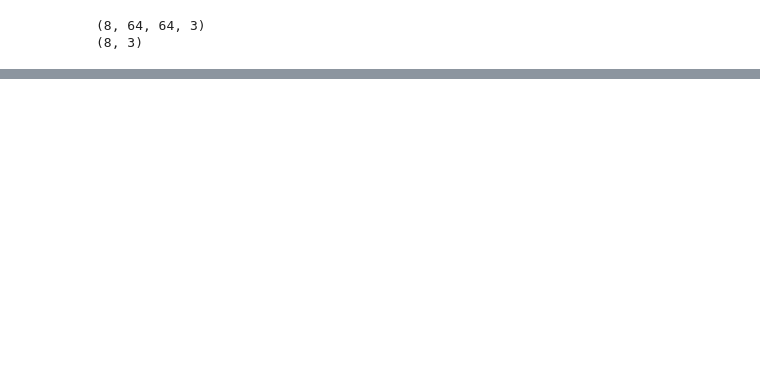
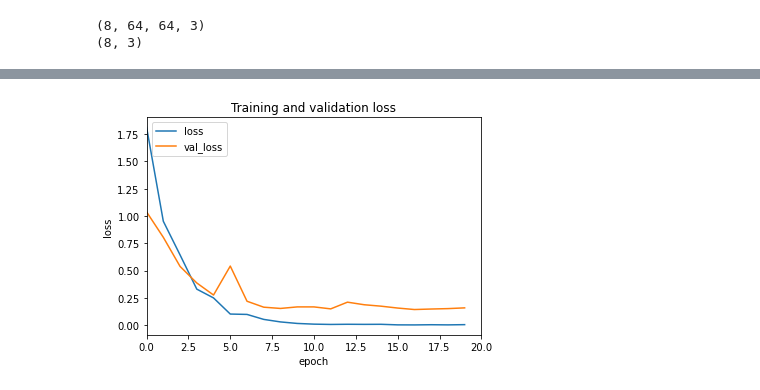
Before and after one commit to newstage75/ML_study, a Jupyter notebook: karaAI/再度からあげ先生の勉強.ipynb, the cells around one changed output, grey strips where cells are left out. Saved outputs shown, nothing was run; the diff lists cells and outputs as text; code cells hidden in the pictures; blank space fills up the shorter version.

```diff
--- a/karaAI/再度からあげ先生の勉強.ipynb
+++ b/karaAI/再度からあげ先生の勉強.ipynb
@@ -259,0 +265,23 @@ for i in range(0, image_numb):
+# %%
+model = Sequential()
+
+model.add(Conv2D(32, (3, 3), padding='same',
+    input_shape=(IMAGE_SIZE, IMAGE_SIZE, 3)))
+model.add(Activation('relu'))
+model.add(Conv2D(64, (3, 3)))
+model.add(Activation('relu'))
+model.add(MaxPooling2D(pool_size=(2, 2)))
+model.add(Dropout(0.25))
+
+model.add(Flatten())
+model.add(Dense(128))
+model.add(Activation('relu'))
+model.add(Dropout(0.5))
+model.add(Dense(NUM_CLASSES))
+model.add(Activation('softmax'))
+
+opt = tf.keras.optimizers.Adam(lr=LEARNING_RATE)
+#opt = tf.keras.optimizers.SGD(lr=LEARNING_RATE)
+
+model.compile(opt, loss='categorical_crossentropy',
+    metrics=['accuracy'])
@@ -259,0 +309,4 @@ for i in range(0, image_numb):
+# %%
+#AIモデルの学習を行います
+%%time
+history = model.fit(train_data, epochs=EPOCHS, validation_data=validation_data, verbose=1)
@@ -259,0 +332,13 @@ for i in range(0, image_numb):
+# %%
+#学習結果の可視化
+#lossを確認します。低いほど良い性能を示します。
+plt.plot(history.history['loss'])
+plt.plot(history.history['val_loss'])
+plt.title('Training and validation loss')
+plt.ylabel('loss')
+plt.xlim([0.0, EPOCHS])
+plt.xlabel('epoch')
+plt.legend(['loss', 'val_loss'], loc='upper left')
+plt.show()
+# %% [output]
+[figure, added]
```
Also changed, not shown: parts of 13 cells of this notebook.
